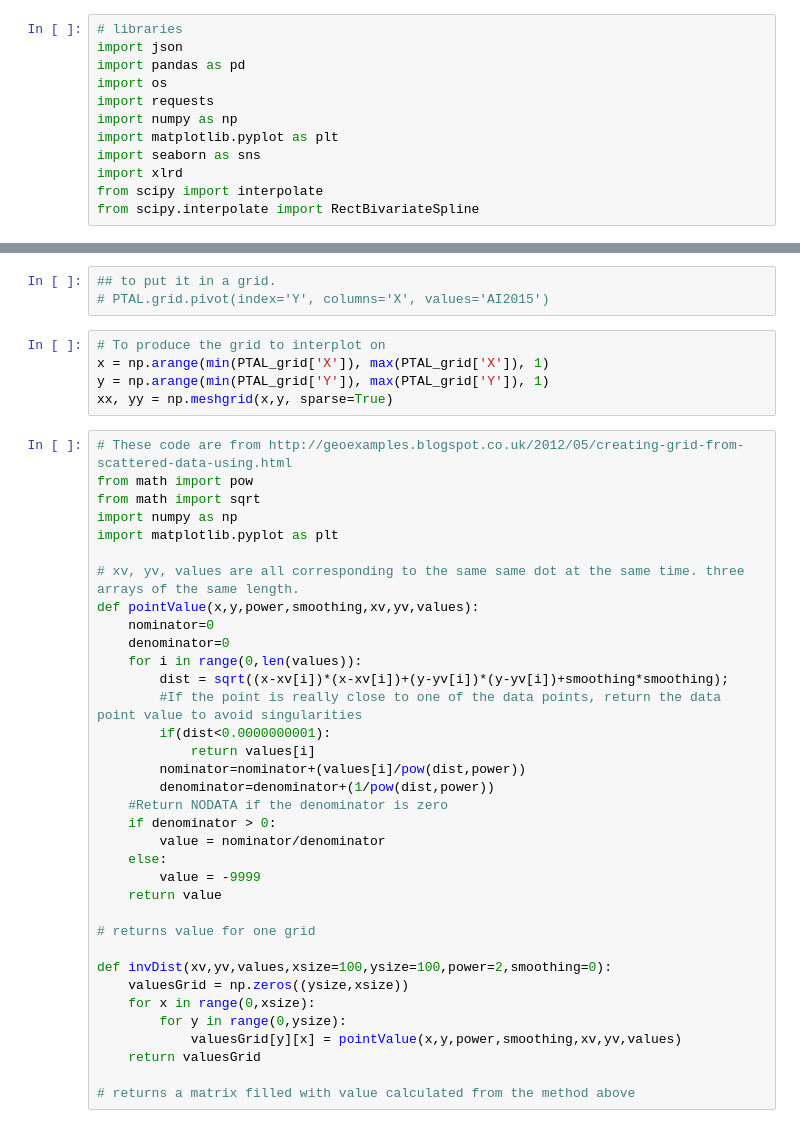
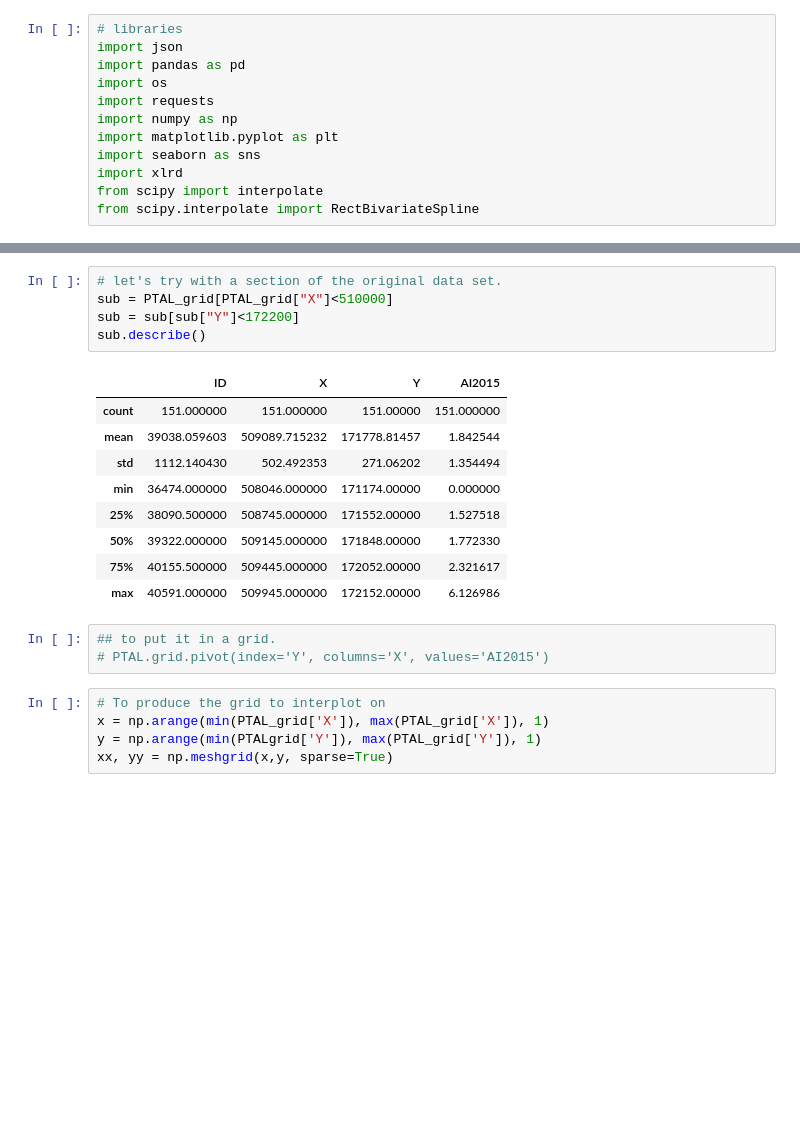
Before and after one commit to mateoneira/UrbanDNA, a Jupyter notebook: Ele-June/June_v1_1.ipynb, the cells around one changed output, grey strips where cells are left out. Drawn from its saved outputs; the diff is of its cells as text; blank space fills up the shorter version.

```diff
--- a/Ele-June/June_v1_1.ipynb
+++ b/Ele-June/June_v1_1.ipynb
@@ -38,43 +48,23 @@ PTAL_grid.head()
+# %%
+# let's try with a section of the original data set.
+sub = PTAL_grid[PTAL_grid["X"]<510000]
+sub = sub[sub["Y"]<172200]
+sub.describe()
+# %% [output]
+|  | ID | X | Y | AI2015 |
+| count | 151.000000 | 151.000000 | 151.00000 | 151.000000 |
+| mean | 39038.059603 | 509089.715232 | 171778.81457 | 1.842544 |
+| std | 1112.140430 | 502.492353 | 271.06202 | 1.354494 |
+| min | 36474.000000 | 508046.000000 | 171174.00000 | 0.000000 |
+| 25% | 38090.500000 | 508745.000000 | 171552.00000 | 1.527518 |
+| 50% | 39322.000000 | 509145.000000 | 171848.00000 | 1.772330 |
+| 75% | 40155.500000 | 509445.000000 | 172052.00000 | 2.321617 |
+| max | 40591.000000 | 509945.000000 | 172152.00000 | 6.126986 |
 # %%
 ## to put it in a grid.
 # PTAL.grid.pivot(index='Y', columns='X', values='AI2015')
 # %%
 # To produce the grid to interplot on
 x = np.arange(min(PTAL_grid['X']), max(PTAL_grid['X']), 1)
-y = np.arange(min(PTAL_grid['Y']), max(PTAL_grid['Y']), 1)
+y = np.arange(min(PTALgrid['Y']), max(PTAL_grid['Y']), 1)
 xx, yy = np.meshgrid(x,y, sparse=True)
-# %%
-# These code are from http://geoexamples.blogspot.co.uk/2012/05/creating-grid-from-scattered-data-using.html
-from math import pow
-from math import sqrt
-import numpy as np
-import matplotlib.pyplot as plt
-
-# xv, yv, values are all corresponding to the same same dot at the same time. three arrays of the same length.
-def pointValue(x,y,power,smoothing,xv,yv,values):
-    nominator=0
-    denominator=0
-    for i in range(0,len(values)):
-        dist = sqrt((x-xv[i])*(x-xv[i])+(y-yv[i])*(y-yv[i])+smoothing*smoothing);
-        #If the point is really close to one of the data points, return the data point value to avoid singularities
-        if(dist<0.0000000001):
-            return values[i]
-        nominator=nominator+(values[i]/pow(dist,power))
-        denominator=denominator+(1/pow(dist,power))
-    #Return NODATA if the denominator is zero
-    if denominator > 0:
-        value = nominator/denominator
-    else:
-        value = -9999
-    return value
-
-# returns value for one grid
-
-def invDist(xv,yv,values,xsize=100,ysize=100,power=2,smoothing=0):
-    valuesGrid = np.zeros((ysize,xsize))
-    for x in range(0,xsize):
-        for y in range(0,ysize):
-            valuesGrid[y][x] = pointValue(x,y,power,smoothing,xv,yv,values)
-    return valuesGrid
-
-# returns a matrix filled with value calculated from the method above
```
Also changed, not shown: parts of 6 cells of this notebook, 1 other file.
